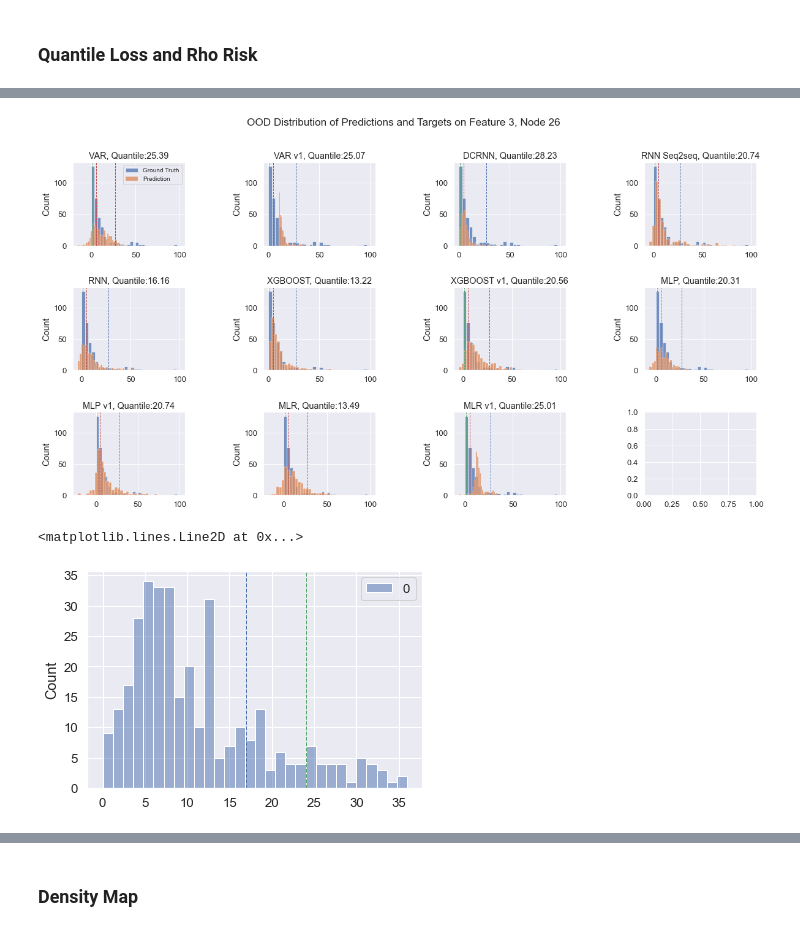
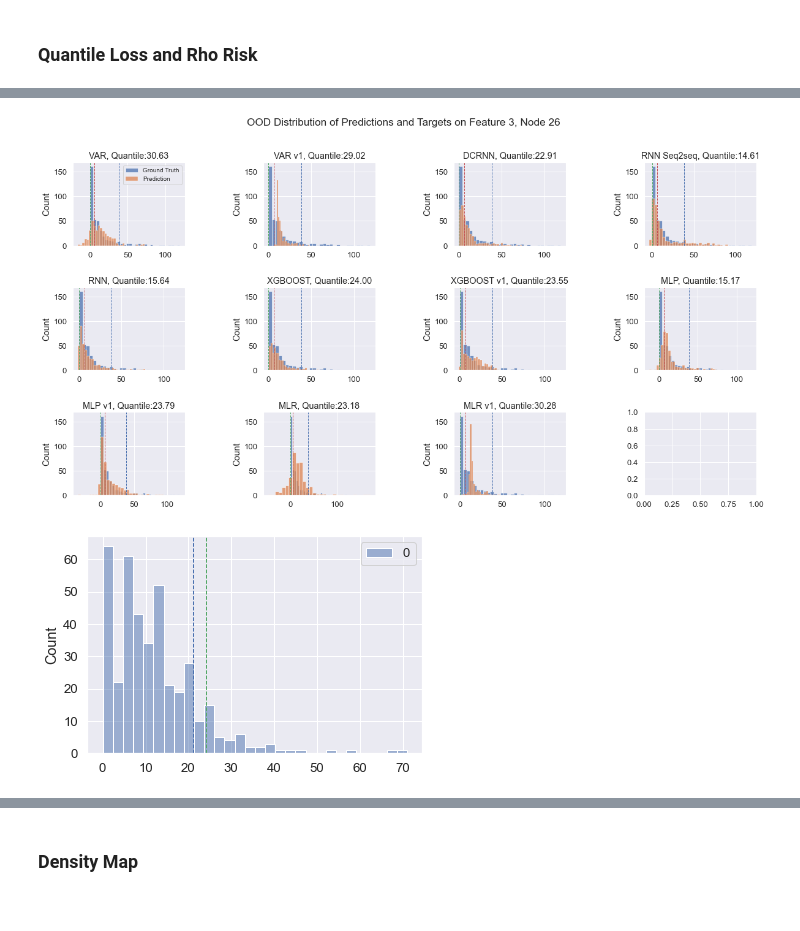
Before and after one commit to WaimenMak/Benchmarking-Crowd-Flow-Prediction, a Jupyter notebook: Scenario Processing.ipynb, the cells around one changed output, grey strips where cells are left out. Cells and saved outputs as stored; diff of their text form; code cells hidden in the pictures.

```diff
--- a/Scenario Processing.ipynb
+++ b/Scenario Processing.ipynb
@@ -271,7 +195,7 @@ if mode == "insample":
 else:
     data = load_dataset("./ood_dataset", batch_size=64, test_batch_size=64)
 
-sc = 1 # 1, 9
+sc = 9 # 1, 9
 vis_data = data_dict[test_sc[sc]].astype("float64") # after sliding window
 source, target = sliding_win(vis_data)  # process data into continuous sample data
 for i in range(3): #3 feature num
@@ -369,7 +362,7 @@ args.output_dim = 3
 args.filter_type = "dual_random_walk"
 args.max_grad_norm = 5
 args.cl_decay_steps = 2000
-args.scalers = data["scalers"]
+# args.scalers = data["scalers"]
 args.device = torch.device("cuda" if torch.cuda.is_available() else "cpu")
 # %%
 model = DCRNNModel(adj_mat, args)
@@ -1001,15 +994,16 @@ def plot_time_series_distribution(pred, target, step, node, feature, rho, timesp
 
 plot_time_series_distribution(vis_list, target, step=5, node=25, feature=feature, timespan=3, rho=0.9, models=model_names, save=False)
 # %% [output]
-[figure, old version]
+[figure, new version]
 # %%
 # ax = sns.histplot(data = target[:, 0, :, 2].reshape(-1, 1), label=f'Ground Truth', bins=30)
-ax = sns.histplot(data = target[:, 0, 18, 2].reshape(-1, 1), label=f'Ground Truth', bins=30)
-ax.axvline(x=np.quantile(target[:, 0, :, 2].reshape(-1, 1), q=0.9), color='b', linestyle='--', linewidth=1)
-ax.axvline(x=np.quantile(target[:, 0, 18, 2].reshape(-1, 1), q=0.9), color='g', linestyle='--', linewidth=1)
+def plot_node_distribution(target, node, feature):
+    ax = sns.histplot(data = target[:, 0, node, feature].reshape(-1, 1), label=f'Ground Truth', bins=30)
+    ax.axvline(x=np.quantile(target[:, 0, :, feature].reshape(-1, 1), q=0.9), color='b', linestyle='--', linewidth=1) # quantile line of all node
+    ax.axvline(x=np.quantile(target[:, 0, node, feature].reshape(-1, 1), q=0.9), color='g', linestyle='--', linewidth=1) # quantile line of node 18
+plot_node_distribution(target, node=18, feature=2)
 # %% [output]
-<matplotlib.lines.Line2D at 0x...>
-[figure, old version]
+[figure, new version]
 # %%
 def plot_weighted_loss_line(L1, L2, models, save=False):
     """
```
Also changed, not shown: parts of 42 cells of this notebook, 2 other files.
